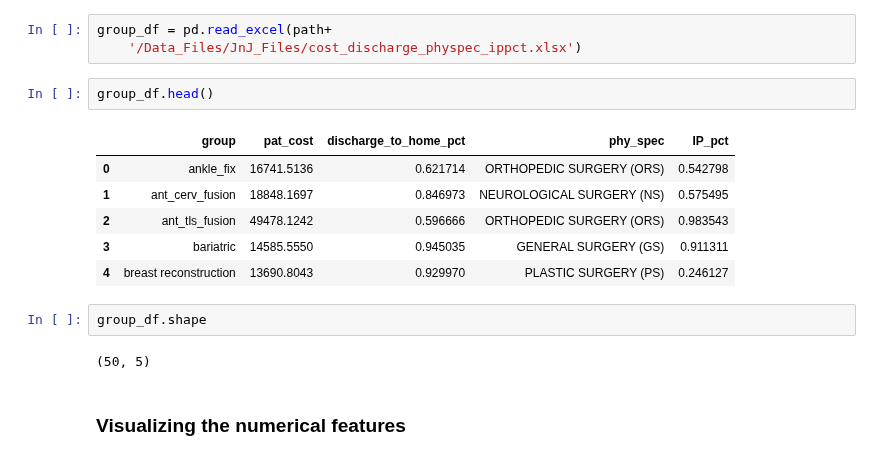
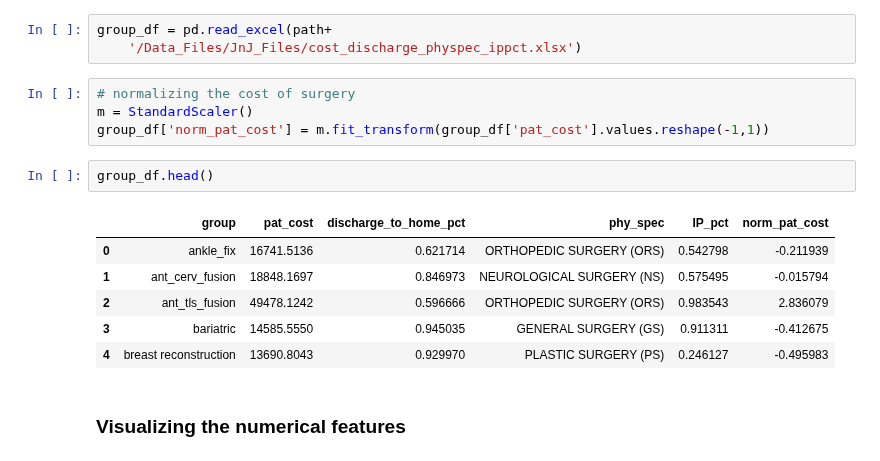
Before and after one commit to Shruti-Kaushal/Prediction-of-commercial-insurance-payments-for-surgical-procedure-using-DataRobot, a Jupyter notebook: Clustering.ipynb, the cells around one changed output. Cells and saved outputs as stored; diff of their text form.

```diff
--- a/Clustering.ipynb
+++ b/Clustering.ipynb
@@ -17,19 +17,19 @@ path = os.getcwd()
 # %%
 group_df = pd.read_excel(path+
     '/Data_Files/JnJ_Files/cost_discharge_physpec_ippct.xlsx')
-# %%
-group_df.head()
-# %% [output]
-|  | group | pat_cost | discharge_to_home_pct | phy_spec | IP_pct |
-| 0 | ankle_fix | 16741.5136 | 0.621714 | ORTHOPEDIC SURGERY (ORS) | 0.542798 |
-| 1 | ant_cerv_fusion | 18848.1697 | 0.846973 | NEUROLOGICAL SURGERY (NS) | 0.575495 |
-| 2 | ant_tls_fusion | 49478.1242 | 0.596666 | ORTHOPEDIC SURGERY (ORS) | 0.983543 |
-| 3 | bariatric | 14585.5550 | 0.945035 | GENERAL SURGERY (GS) | 0.911311 |
-| 4 | breast reconstruction | 13690.8043 | 0.929970 | PLASTIC SURGERY (PS) | 0.246127 |
+# %%
+# normalizing the cost of surgery
+m = StandardScaler()
+group_df['norm_pat_cost'] = m.fit_transform(group_df['pat_cost'].values.reshape(-1,1))
 # %%
-group_df.shape
+group_df.head()
 # %% [output]
-(50, 5)
+|  | group | pat_cost | discharge_to_home_pct | phy_spec | IP_pct | norm_pat_cost |
+| 0 | ankle_fix | 16741.5136 | 0.621714 | ORTHOPEDIC SURGERY (ORS) | 0.542798 | -0.211939 |
+| 1 | ant_cerv_fusion | 18848.1697 | 0.846973 | NEUROLOGICAL SURGERY (NS) | 0.575495 | -0.015794 |
+| 2 | ant_tls_fusion | 49478.1242 | 0.596666 | ORTHOPEDIC SURGERY (ORS) | 0.983543 | 2.836079 |
+| 3 | bariatric | 14585.5550 | 0.945035 | GENERAL SURGERY (GS) | 0.911311 | -0.412675 |
+| 4 | breast reconstruction | 13690.8043 | 0.929970 | PLASTIC SURGERY (PS) | 0.246127 | -0.495983 |
 # %% [markdown]
 ### Visualizing the numerical features
 # %%
```
Also changed, not shown: parts of 3 cells of this notebook.
